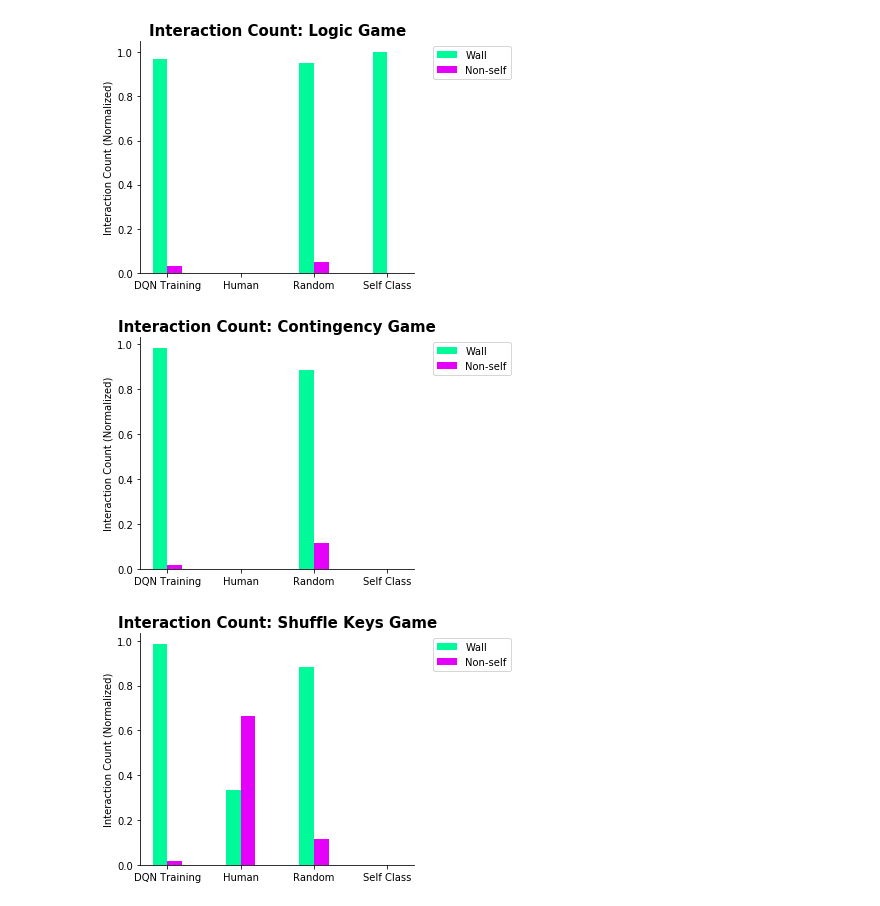
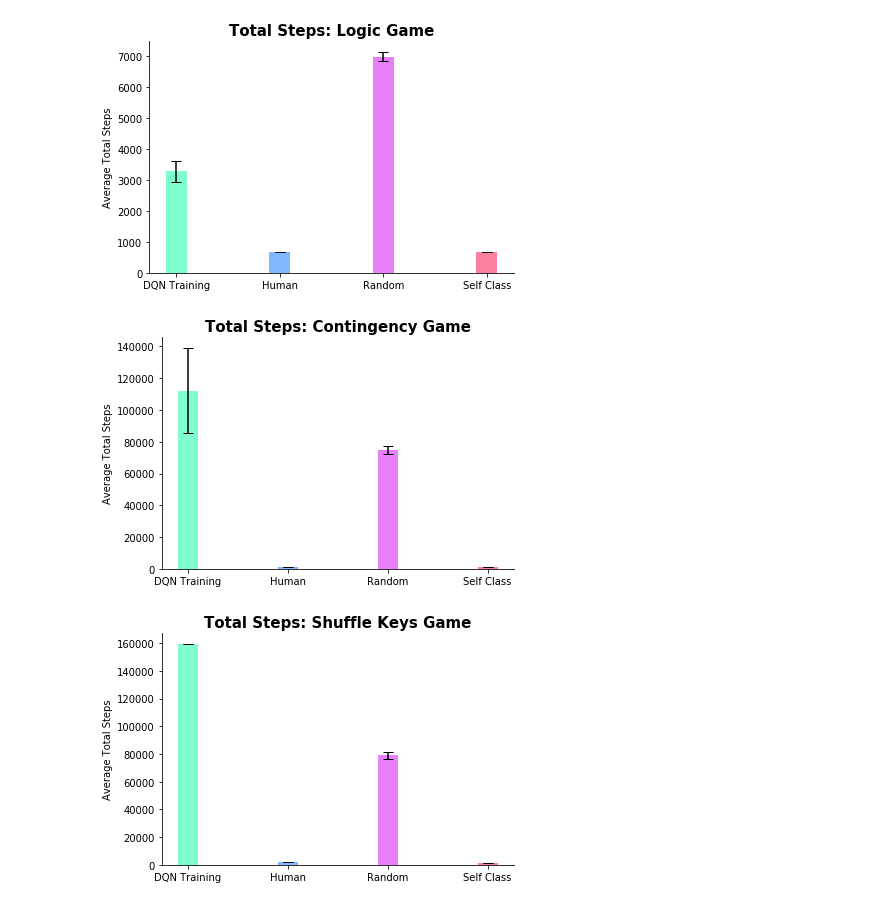
Before and after one commit to Ethical-Intelligence-Lab/probabilisticSelf, a Jupyter notebook: plotting/plotter_bar_charts.ipynb, the cells around one changed output. Saved outputs shown, nothing was run; the diff lists cells and outputs as text; code cells hidden in the pictures.

```diff
--- a/plotting/plotter_bar_charts.ipynb
+++ b/plotting/plotter_bar_charts.ipynb
@@ -75,3 +93,11 @@ def normalize(w, ns):
             continue
         w[i] = w_c / sum
         ns[i] = ns_c / sum
+# %%
+game_types = ["logic_game", "contingency_game", "shuffleKeys_game"]
+agent_types = ["dqn_training", "human", "random", "self_class"]
+dqn_types = ['lr.0001_y.7', 'lr.0001_y.7', 'lr.0001_y.7']
+
+# Plot interaction frequencies for each game and agent.
+plot_all_interactions(game_types, agent_types, dqn_types)
+plot_all_interactions(game_types, agent_types)
@@ -78,10 +184,11 @@ def normalize(w, ns):
 # %%
 game_types = ["logic_game", "contingency_game", "shuffleKeys_game"]
 agent_types = ["dqn_training", "human", "random", "self_class"]
+dqn_types = ['lr.0001_y.7', 'lr.0001_y.7', 'lr.0001_y.7']
 
 # Plot interaction frequencies for each game and agent.
-plot_all_interactions(game_types, agent_types)
+plot_all_total_steps(game_types, agent_types, dqn_types)
 # %% [output]
-[figure, old version]
+[figure, new version]
-[figure, old version]
+[figure, new version]
-[figure, old version]
+[figure, new version]
```
Also changed, not shown: parts of 5 cells of this notebook, 11 other files.
